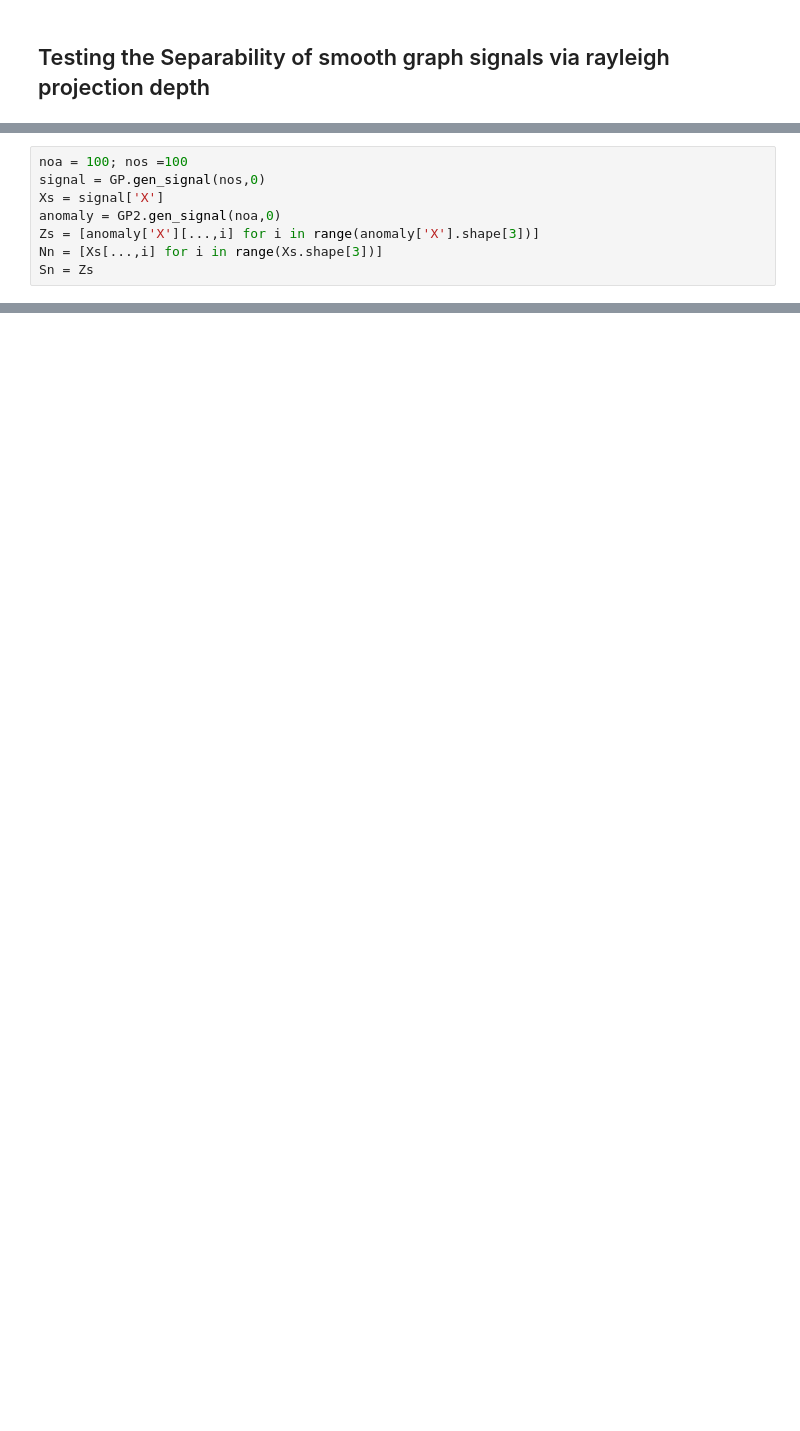
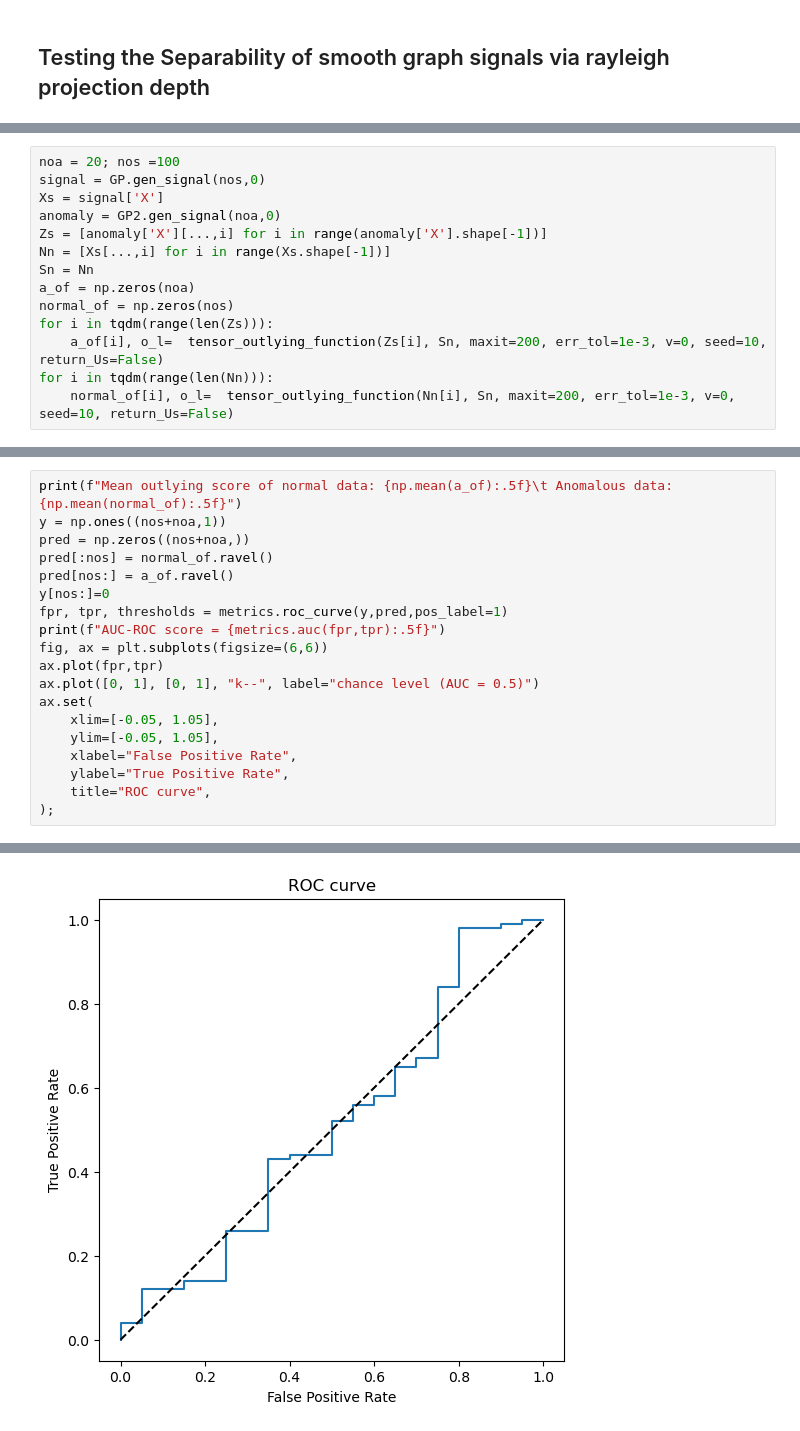
Before and after one commit to indibi/TensorAnomalyDetection, a Jupyter notebook: testbench/NYTaxiData.ipynb, the cells around one changed output, grey strips where cells are left out. Drawn from its saved outputs; the diff is of its cells as text; blank space fills up the shorter version.

```diff
--- a/testbench/NYTaxiData.ipynb
+++ b/testbench/NYTaxiData.ipynb
@@ -148,8 +142,14 @@ GP2 = GraphProcess(Graph=PG2, filter_type='Heat',filter_parameters=10)
 # %%
-noa = 100; nos =100
+noa = 20; nos =100
 signal = GP.gen_signal(nos,0)
 Xs = signal['X']
 anomaly = GP2.gen_signal(noa,0)
-Zs = [anomaly['X'][...,i] for i in range(anomaly['X'].shape[3])]
-Nn = [Xs[...,i] for i in range(Xs.shape[3])]
-Sn = Zs
+Zs = [anomaly['X'][...,i] for i in range(anomaly['X'].shape[-1])]
+Nn = [Xs[...,i] for i in range(Xs.shape[-1])]
+Sn = Nn
+a_of = np.zeros(noa)
+normal_of = np.zeros(nos)
+for i in tqdm(range(len(Zs))):
+    a_of[i], o_l=  tensor_outlying_function(Zs[i], Sn, maxit=200, err_tol=1e-3, v=0, seed=10, return_Us=False)
+for i in tqdm(range(len(Nn))):
+    normal_of[i], o_l=  tensor_outlying_function(Nn[i], Sn, maxit=200, err_tol=1e-3, v=0, seed=10, return_Us=False)
@@ -155,0 +168,20 @@ Sn = Zs
+# %%
+print(f"Mean outlying score of normal data: {np.mean(a_of):.5f}\t Anomalous data:{np.mean(normal_of):.5f}")
+y = np.ones((nos+noa,1))
+pred = np.zeros((nos+noa,))
+pred[:nos] = normal_of.ravel()
+pred[nos:] = a_of.ravel()
+y[nos:]=0
+fpr, tpr, thresholds = metrics.roc_curve(y,pred,pos_label=1)
+print(f"AUC-ROC score = {metrics.auc(fpr,tpr):.5f}")
+fig, ax = plt.subplots(figsize=(6,6))
+ax.plot(fpr,tpr)
+ax.plot([0, 1], [0, 1], "k--", label="chance level (AUC = 0.5)")
+ax.set(
+    xlim=[-0.05, 1.05],
+    ylim=[-0.05, 1.05],
+    xlabel="False Positive Rate",
+    ylabel="True Positive Rate",
+    title="ROC curve",
+);
+# %% [output]
@@ -155,0 +190 @@ Sn = Zs
+[figure, added]
```
Also changed, not shown: parts of 17 cells of this notebook, 13 other files.
